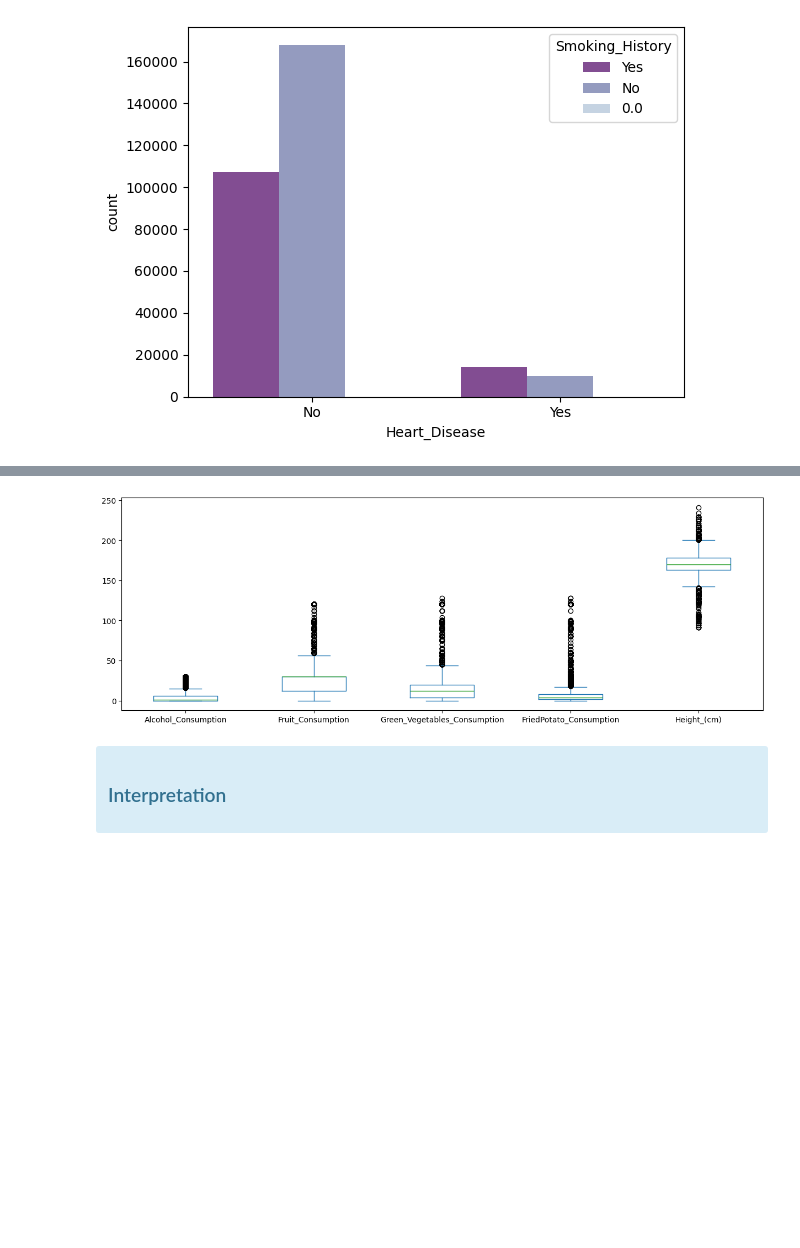
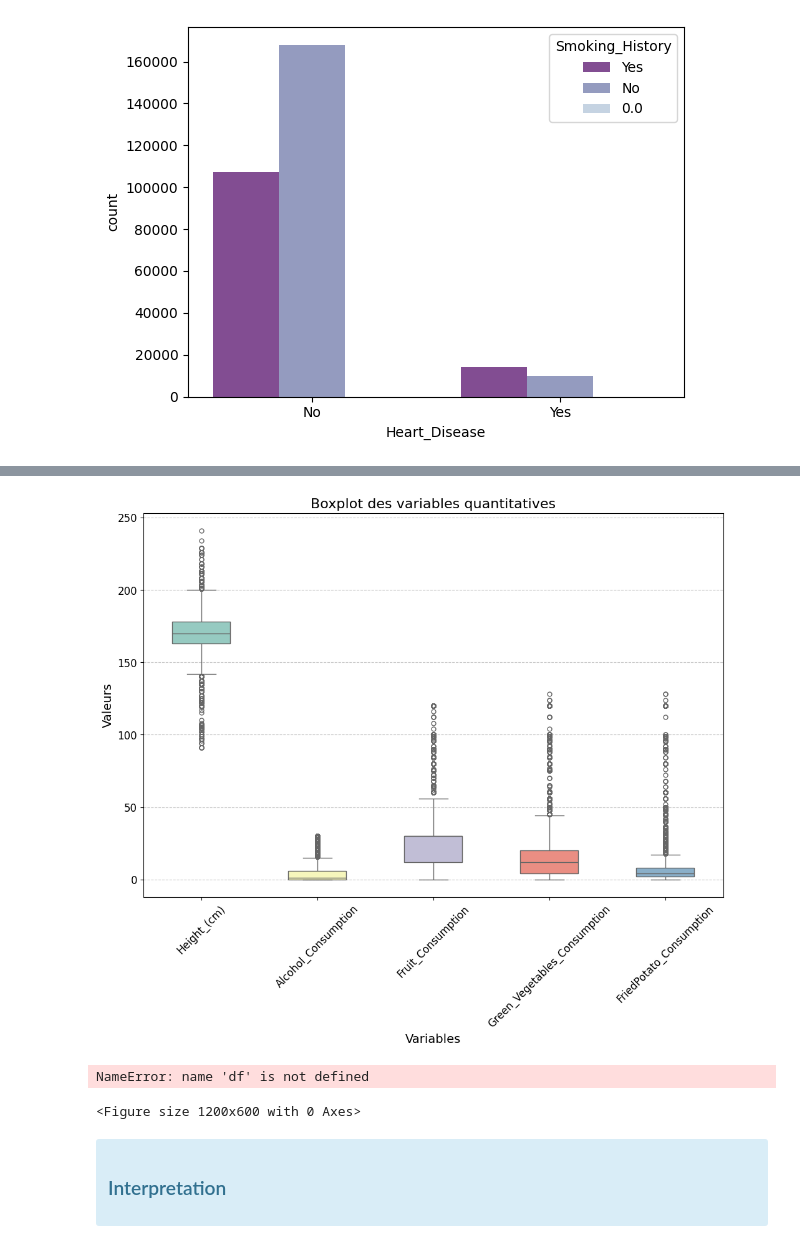
Before and after one commit to gir-yay/AI, a Jupyter notebook: projet.ipynb, the cells around one changed output, grey strips where cells are left out. Cells and saved outputs as stored; diff of their text form; code cells hidden in the pictures; blank space fills up the shorter version.

```diff
--- a/projet.ipynb
+++ b/projet.ipynb
@@ -8,11 +13,6 @@
 # %%
-import pandas as pd
-import matplotlib as mpl
-import matplotlib.pyplot as plt
-import seaborn as sns
-
 #Chargement des données
-dataset = pd.read_csv("Cardiovascular_Diseases.csv")
+dataset = pd.read_csv("Cardiovascular_Diseases.csv" ,sep=',' ,low_memory=False)
 target_column = "Heart_Disease"
 
 #Affichage des données
@@ -213,9 +228,40 @@ plt.show()
 # %%
 #boite à moustache:
-dataset.plot(kind='box', figsize=(15,5),x="Heart_Disease", y=["Alcohol_Consumption","Fruit_Consumption","Green_Vegetables_Consumption","FriedPotato_Consumption","Height_(cm)"])
+#dataset.plot(kind='box', figsize=(15,5),x="Heart_Disease", y=["Alcohol_Consumption","Fruit_Consumption","Green_Vegetables_Consumption","FriedPotato_Consumption","Height_(cm)"])
+#plt.show()
+quantis = dataset.select_dtypes(include=['float64'])
+plt.figure(figsize=(12, 8))
+
+# Utilisation de la palette de couleurs de seaborn
+sns.set_palette("Set3")
+
+# Utilisation de la fonction boxplot de seaborn
+sns.boxplot(data=quantis, orient='v', width=0.5, fliersize=5)
+
+# Rotation des labels sur l'axe des x pour une meilleure lisibilité
+plt.xticks(rotation=45, fontsize=12)
+
+plt.title("Boxplot des variables quantitatives", fontsize=16)
+plt.ylabel("Valeurs", fontsize=14)
+plt.xlabel("Variables", fontsize=14)
+
+# Ajout d'une grille pour une meilleure lisibilité
+plt.grid(axis='y', linestyle='--', alpha=0.7)
+
+# Personnalisation des axes
+plt.tick_params(axis='both', which='major', labelsize=12)
+
 plt.show()
 # %% [output]
-[figure, old version]
+[figure, new version]
+# %%
+# Correlation Heatmap visualization code
+plt.figure(figsize=(12,6))
+corr=df.corr()
+sns.heatmap(corr,annot=True)
+# %% [output]
+NameError: name 'df' is not defined
+<Figure size 1200x600 with 0 Axes>
 # %% [markdown]
 <div class="alert alert-info">
 <h3>Interpretation</h3>
```
Also changed, not shown: parts of 9 cells of this notebook.
